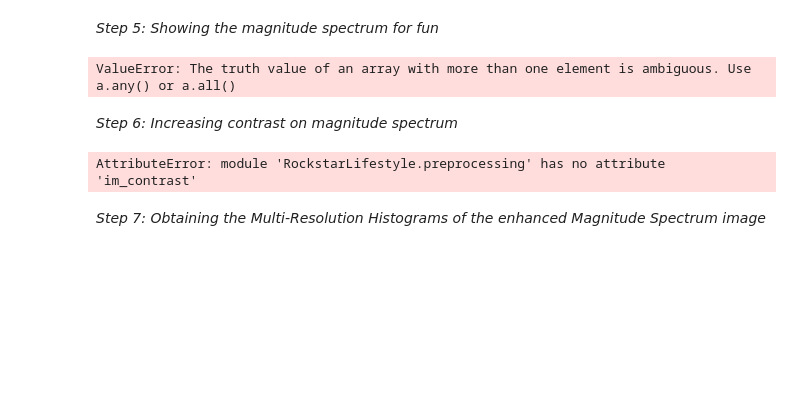
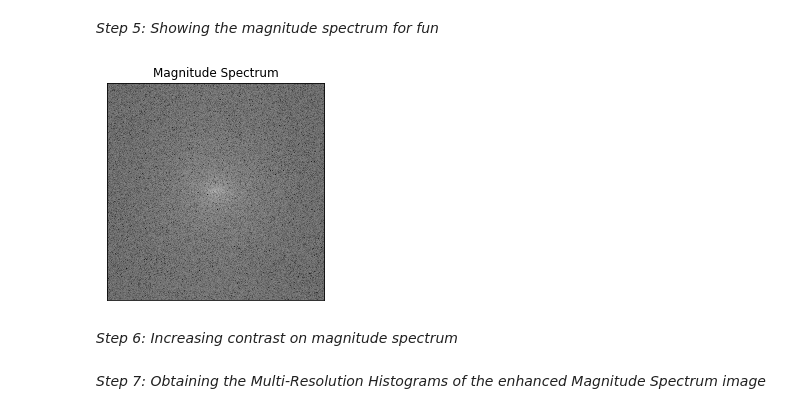
Before and after one commit to hhelmbre/Rockstar-Lifestyle, a Jupyter notebook: examples/fourier-transform-with-multires-hist.ipynb, the cells around one changed output. Cells and saved outputs as stored; diff of their text form; code cells hidden in the pictures; blank space fills up the shorter version.

```diff
--- a/examples/fourier-transform-with-multires-hist.ipynb
+++ b/examples/fourier-transform-with-multires-hist.ipynb
@@ -40,13 +50,11 @@ r,g,b = im.split()
 m_spec = ft.Magnitude_Spectrum(g)
 # %% [markdown]
 *Step 5: Showing the magnitude spectrum for fun*
-# %%
-ft.Plot_M_Spec(m_spec)
-# %% [output]
-ValueError: The truth value of an array with more than one element is ambiguous. Use a.any() or a.all()
+# %%
+plt.imshow(m_spec, cmap = 'gray')
+plt.title('Magnitude Spectrum'), plt.xticks([]), plt.yticks([])
+plt.show()
+# %% [output]
+[figure, added]
 # %% [markdown]
 *Step 6: Increasing contrast on magnitude spectrum*
-# %%
-enhanced_im  = preprocessing.im_contrast(m_spec, contrast_value)
-# %% [output]
-AttributeError: module 'RockstarLifestyle.preprocessing' has no attribute 'im_contrast'
```
Also changed, not shown: parts of 3 cells of this notebook.
